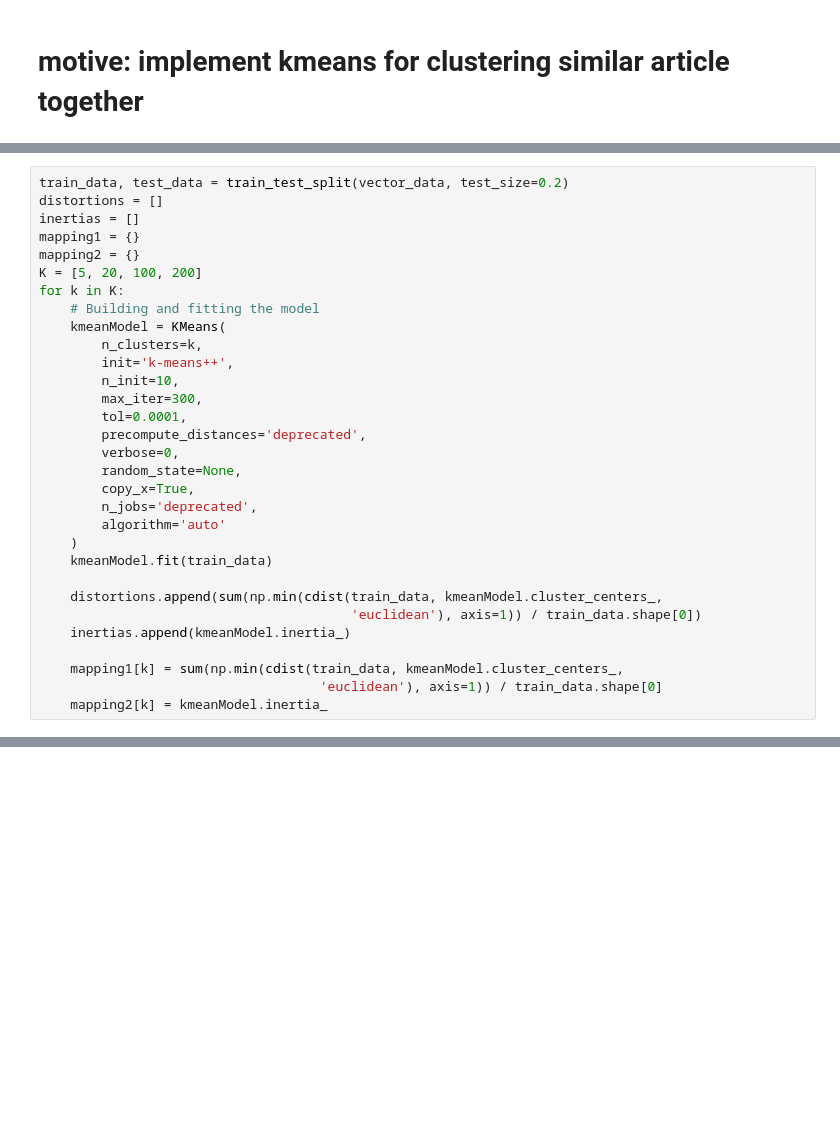
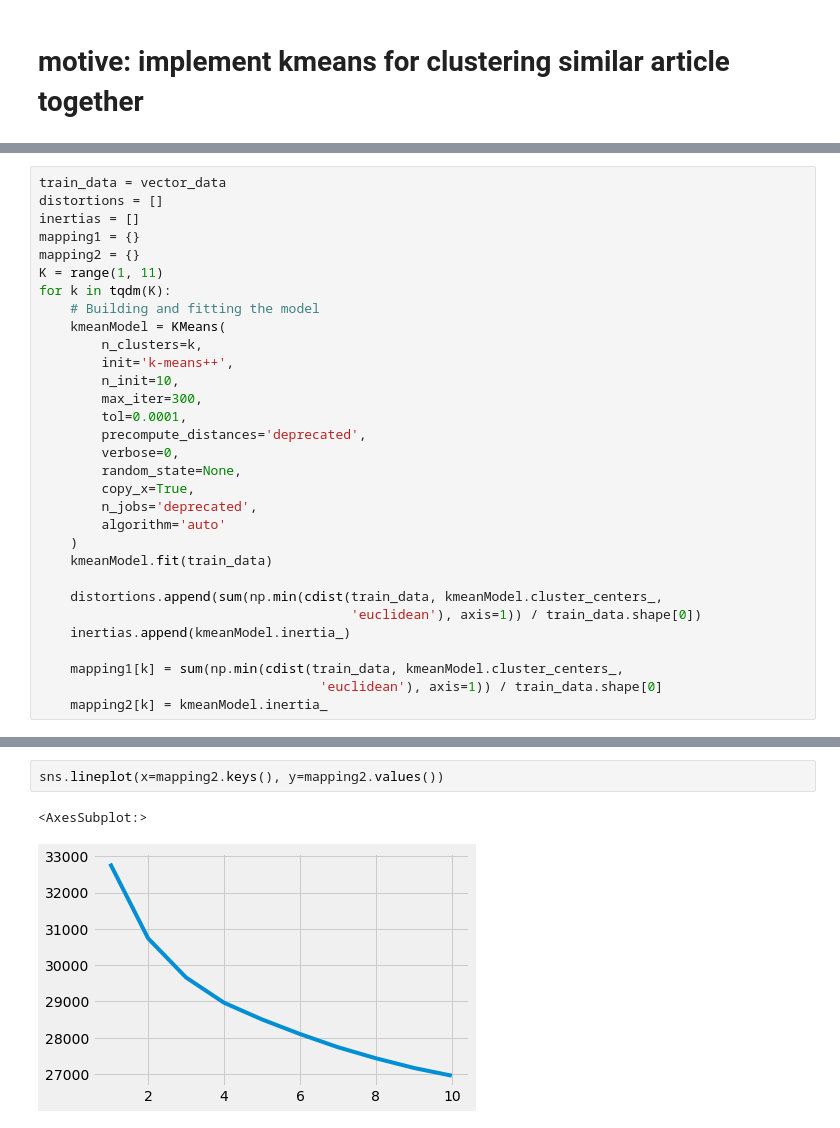
Before and after one commit to thepooons/news-rec-cw, a Jupyter notebook: notebooks/11_6_21_text_kmeans.ipynb, the cells around one changed output, grey strips where cells are left out. Saved outputs shown, nothing was run; the diff lists cells and outputs as text; blank space fills up the shorter version.

```diff
--- a/notebooks/11_6_21_text_kmeans.ipynb
+++ b/notebooks/11_6_21_text_kmeans.ipynb
@@ -36,11 +47,11 @@ data.loc[:3]
 # %%
-train_data, test_data = train_test_split(vector_data, test_size=0.2)
+train_data = vector_data
 distortions = []
 inertias = []
 mapping1 = {}
 mapping2 = {}
-K = [5, 20, 100, 200]
-for k in K:
+K = range(1, 11)
+for k in tqdm(K):
     # Building and fitting the model
     kmeanModel = KMeans(
         n_clusters=k,
@@ -78,0 +91,5 @@ mapping2
+# %%
+sns.lineplot(x=mapping2.keys(), y=mapping2.values())
+# %% [output]
+<AxesSubplot:>
+[figure, added]
```
Also changed, not shown: parts of 7 cells of this notebook, 2 other files.
